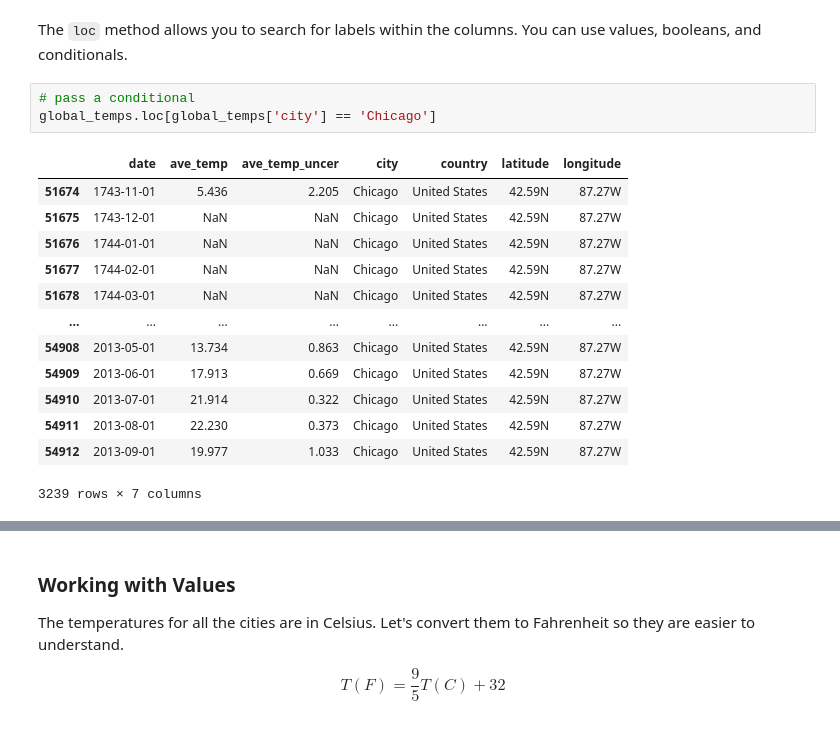
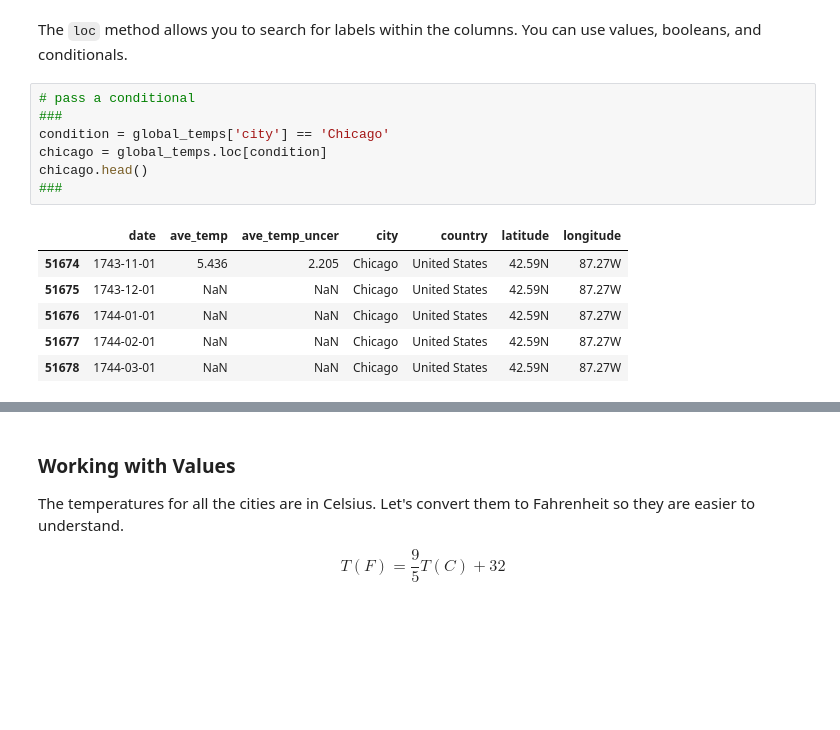
Before and after one commit to ekle12/big-data-camp, a Jupyter notebook: Instructor Notebooks/2_Exploring_Wrangling_instructor.ipynb, the cells around one changed output, grey strips where cells are left out. Cells and saved outputs as stored; diff of their text form; blank space fills up the shorter version.

```diff
--- a/Instructor Notebooks/2_Exploring_Wrangling_instructor.ipynb
+++ b/Instructor Notebooks/2_Exploring_Wrangling_instructor.ipynb
@@ -397,20 +370,17 @@ hot_india.iloc[[1, 3, 5]]
 The `loc` method allows you to search for labels within the columns. You can use values, booleans, and conditionals.
 # %%
 # pass a conditional
-global_temps.loc[global_temps['city'] == 'Chicago']
+###
+condition = global_temps['city'] == 'Chicago'
+chicago = global_temps.loc[condition]
+chicago.head()
+###
 # %% [output]
 |  | date | ave_temp | ave_temp_uncer | city | country | latitude | longitude |
 | 51674 | 1743-11-01 | 5.436 | 2.205 | Chicago | United States | 42.59N | 87.27W |
 | 51675 | 1743-12-01 | NaN | NaN | Chicago | United States | 42.59N | 87.27W |
 | 51676 | 1744-01-01 | NaN | NaN | Chicago | United States | 42.59N | 87.27W |
 | 51677 | 1744-02-01 | NaN | NaN | Chicago | United States | 42.59N | 87.27W |
 | 51678 | 1744-03-01 | NaN | NaN | Chicago | United States | 42.59N | 87.27W |
-| ... | ... | ... | ... | ... | ... | ... | ... |
-| 54908 | 2013-05-01 | 13.734 | 0.863 | Chicago | United States | 42.59N | 87.27W |
-| 54909 | 2013-06-01 | 17.913 | 0.669 | Chicago | United States | 42.59N | 87.27W |
-| 54910 | 2013-07-01 | 21.914 | 0.322 | Chicago | United States | 42.59N | 87.27W |
-| 54911 | 2013-08-01 | 22.230 | 0.373 | Chicago | United States | 42.59N | 87.27W |
-| 54912 | 2013-09-01 | 19.977 | 1.033 | Chicago | United States | 42.59N | 87.27W |
-3239 rows × 7 columns
 # %%
 # pass multiple conditionals
```
Also changed, not shown: parts of 30 cells of this notebook.
